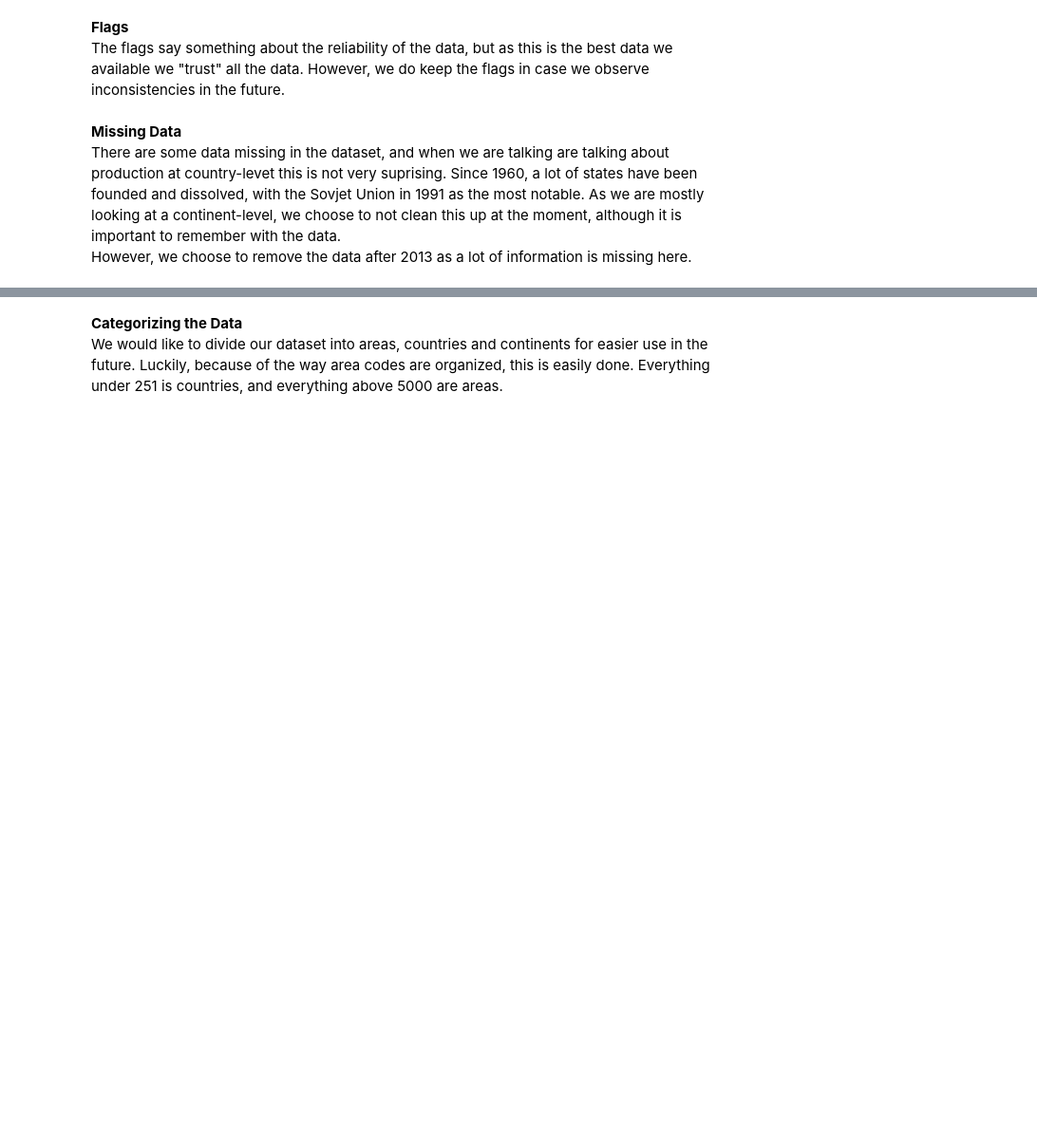
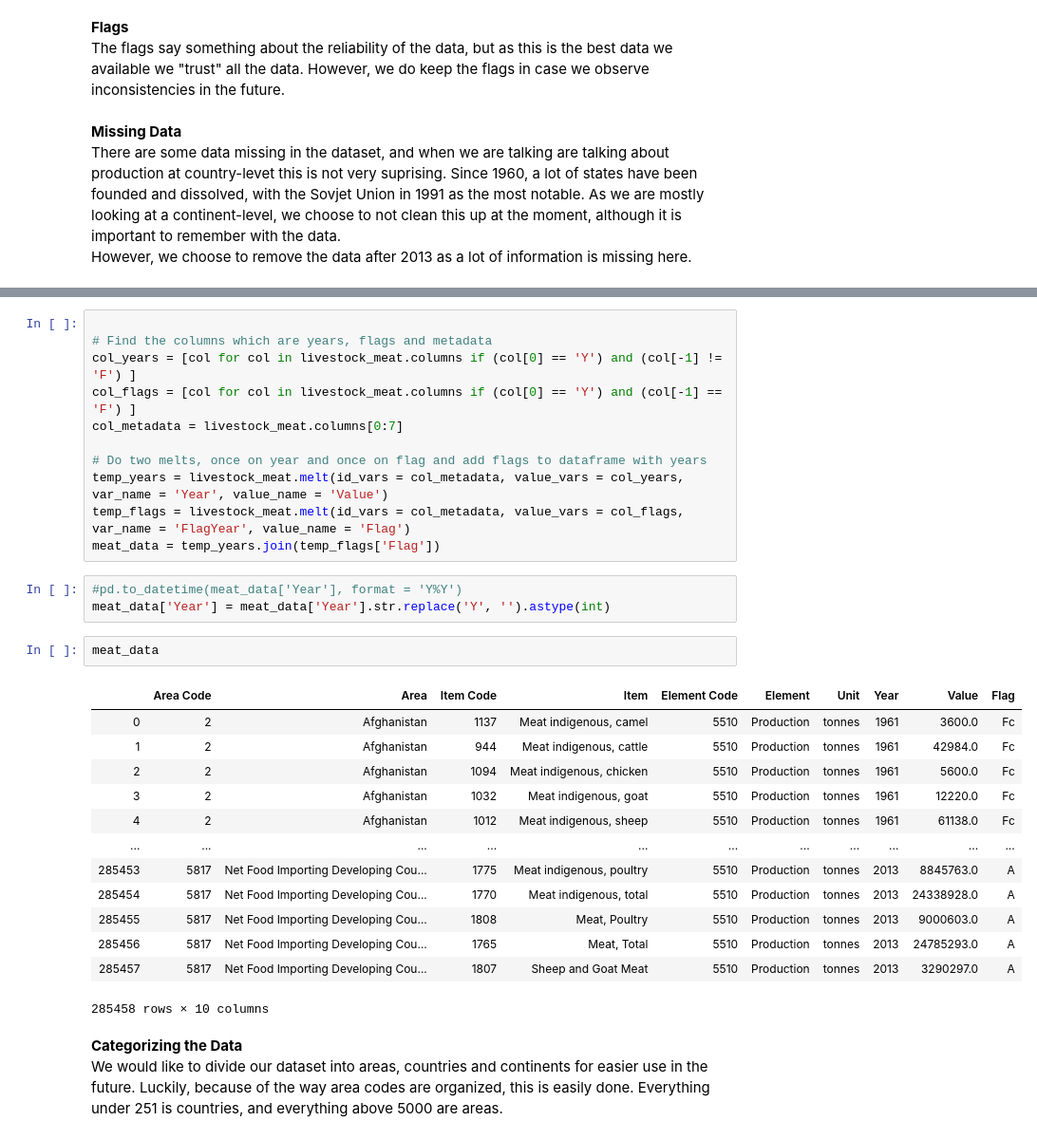
Before and after one commit to theodorhusefest/ADA-2019-project1-sovellettu-tiedon-analysoint, a Jupyter notebook: livestock_data_cleaning.ipynb, the cells around one changed output, grey strips where cells are left out. Shown at 95% size. Saved outputs shown, nothing was run; the diff lists cells and outputs as text; blank space fills up the shorter version.

```diff
--- a/livestock_data_cleaning.ipynb
+++ b/livestock_data_cleaning.ipynb
@@ -76,3 +83,33 @@ livestock_meat.head(3)
+# %%
+
+# Find the columns which are years, flags and metadata
+col_years = [col for col in livestock_meat.columns if (col[0] == 'Y') and (col[-1] != 'F') ]
+col_flags = [col for col in livestock_meat.columns if (col[0] == 'Y') and (col[-1] == 'F') ]
+col_metadata = livestock_meat.columns[0:7]
+
+# Do two melts, once on year and once on flag and add flags to dataframe with years
+temp_years = livestock_meat.melt(id_vars = col_metadata, value_vars = col_years, var_name = 'Year', value_name = 'Value')
+temp_flags = livestock_meat.melt(id_vars = col_metadata, value_vars = col_flags, var_name = 'FlagYear', value_name = 'Flag')
+meat_data = temp_years.join(temp_flags['Flag'])
+# %%
+#pd.to_datetime(meat_data['Year'], format = 'Y%Y')
+meat_data['Year'] = meat_data['Year'].str.replace('Y', '').astype(int)
+# %%
+meat_data
+# %% [output]
+|  | Area Code | Area | Item Code | Item | Element Code | Element | Unit | Year | Value | Flag |
+| 0 | 2 | Afghanistan | 1137 | Meat indigenous, camel | 5510 | Production | tonnes | 1961 | 3600.0 | Fc |
+| 1 | 2 | Afghanistan | 944 | Meat indigenous, cattle | 5510 | Production | tonnes | 1961 | 42984.0 | Fc |
+| 2 | 2 | Afghanistan | 1094 | Meat indigenous, chicken | 5510 | Production | tonnes | 1961 | 5600.0 | Fc |
+| 3 | 2 | Afghanistan | 1032 | Meat indigenous, goat | 5510 | Production | tonnes | 1961 | 12220.0 | Fc |
+| 4 | 2 | Afghanistan | 1012 | Meat indigenous, sheep | 5510 | Production | tonnes | 1961 | 61138.0 | Fc |
+| ... | ... | ... | ... | ... | ... | ... | ... | ... | ... | ... |
+| 285453 | 5817 | Net Food Importing Developing Cou... | 1775 | Meat indigenous, poultry | 5510 | Production | tonnes | 2013 | 8845763.0 | A |
+| 285454 | 5817 | Net Food Importing Developing Cou... | 1770 | Meat indigenous, total | 5510 | Production | tonnes | 2013 | 24338928.0 | A |
+| 285455 | 5817 | Net Food Importing Developing Cou... | 1808 | Meat, Poultry | 5510 | Production | tonnes | 2013 | 9000603.0 | A |
+| 285456 | 5817 | Net Food Importing Developing Cou... | 1765 | Meat, Total | 5510 | Production | tonnes | 2013 | 24785293.0 | A |
+| 285457 | 5817 | Net Food Importing Developing Cou... | 1807 | Sheep and Goat Meat | 5510 | Production | tonnes | 2013 | 3290297.0 | A |
+285458 rows × 10 columns
 # %% [markdown]
 **Categorizing the Data**
 We would like to divide our dataset into areas, countries and continents for easier use in the future. Luckily, because of the way area codes are organized, this is easily done. Everything under 251 is countries, and everything above 5000 are areas.
```
Also changed, not shown: parts of 8 cells of this notebook, 6 other files.
